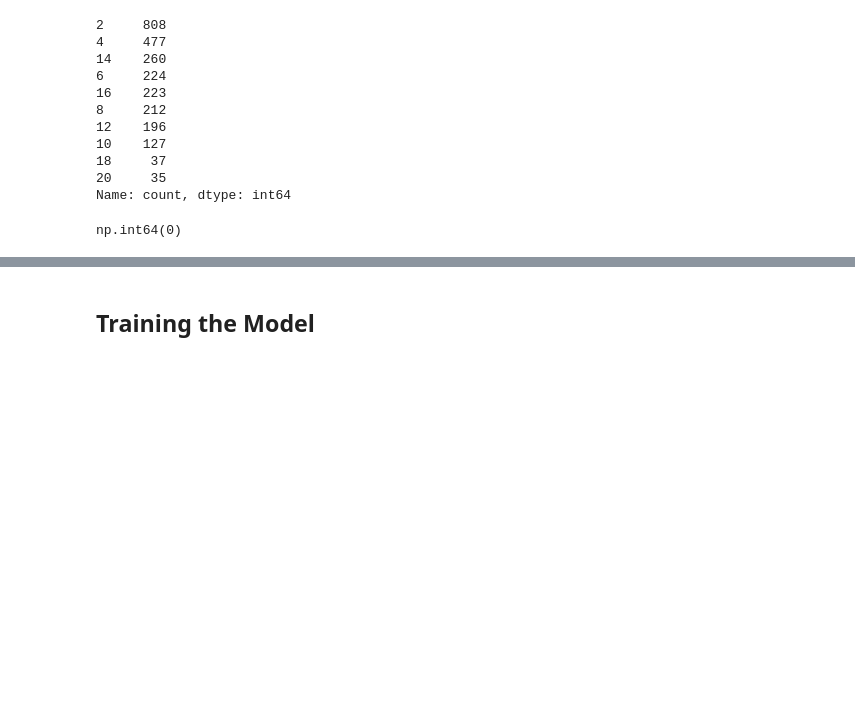
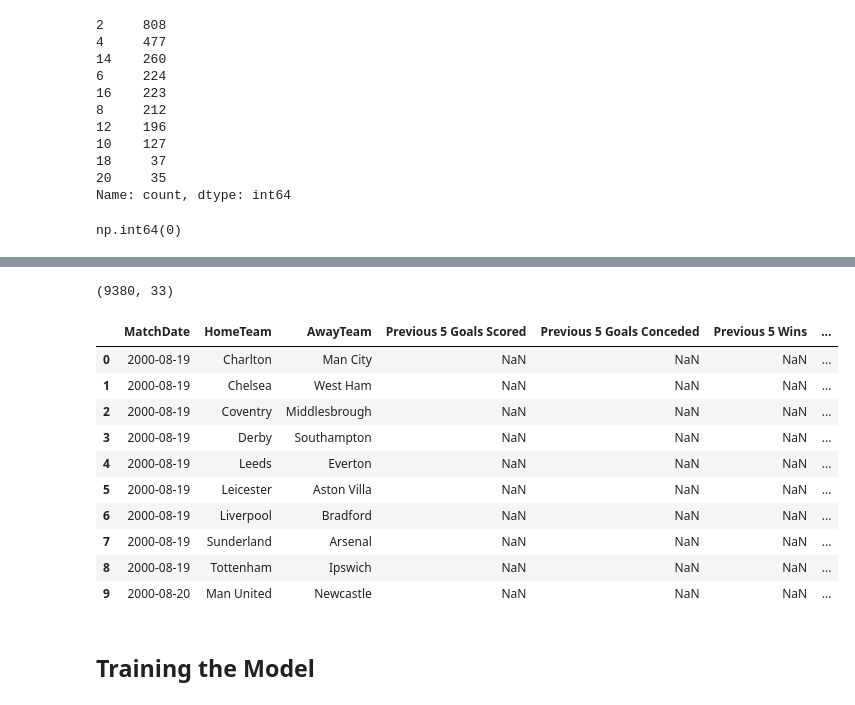
Before and after one commit to nemo-code-ai/epl-prediction-system, a Jupyter notebook: src/epl_prediction_system/system.ipynb, the cells around one changed output, grey strips where cells are left out. Cells and saved outputs as stored; diff of their text form; code cells hidden in the pictures; blank space fills up the shorter version.

Commit message:
right +

```diff
--- a/src/epl_prediction_system/system.ipynb
+++ b/src/epl_prediction_system/system.ipynb
@@ -505,3 +515,40 @@ KeyError: "['Home Team', 'Away Team'] not in index"
+# %%
+match_data = system.merge(
+    team_history,
+    left_on=['MatchDate', 'HomeTeam', 'AwayTeam'],
+    right_on=['MatchDate', 'Team', 'Opponent Team'],
+    how='left'
+)
+# %%
+match_data.shape
+# %% [output]
+(9380, 33)
+# %%
+match_data[
+    [
+        "MatchDate",
+        "HomeTeam",
+        "AwayTeam",
+        "Previous 5 Goals Scored",
+        "Previous 5 Goals Conceded",
+        "Previous 5 Wins",
+        "Previous 5 Draws",
+        "Previous 5 Loses",
+        "Previous 5 Points"
+    ]
+].head(10)
+# %% [output]
+|  | MatchDate | HomeTeam | AwayTeam | Previous 5 Goals Scored | Previous 5 Goals Conceded | Previous 5 Wins | ... |
+| 0 | 2000-08-19 | Charlton | Man City | NaN | NaN | NaN | ... |
+| 1 | 2000-08-19 | Chelsea | West Ham | NaN | NaN | NaN | ... |
+| 2 | 2000-08-19 | Coventry | Middlesbrough | NaN | NaN | NaN | ... |
+| 3 | 2000-08-19 | Derby | Southampton | NaN | NaN | NaN | ... |
+| 4 | 2000-08-19 | Leeds | Everton | NaN | NaN | NaN | ... |
+| 5 | 2000-08-19 | Leicester | Aston Villa | NaN | NaN | NaN | ... |
+| 6 | 2000-08-19 | Liverpool | Bradford | NaN | NaN | NaN | ... |
+| 7 | 2000-08-19 | Sunderland | Arsenal | NaN | NaN | NaN | ... |
+| 8 | 2000-08-19 | Tottenham | Ipswich | NaN | NaN | NaN | ... |
+| 9 | 2000-08-20 | Man United | Newcastle | NaN | NaN | NaN | ... |
 # %% [markdown]
 ## Training the Model
 # %%
```
Also changed, not shown: parts of 5 cells of this notebook.
